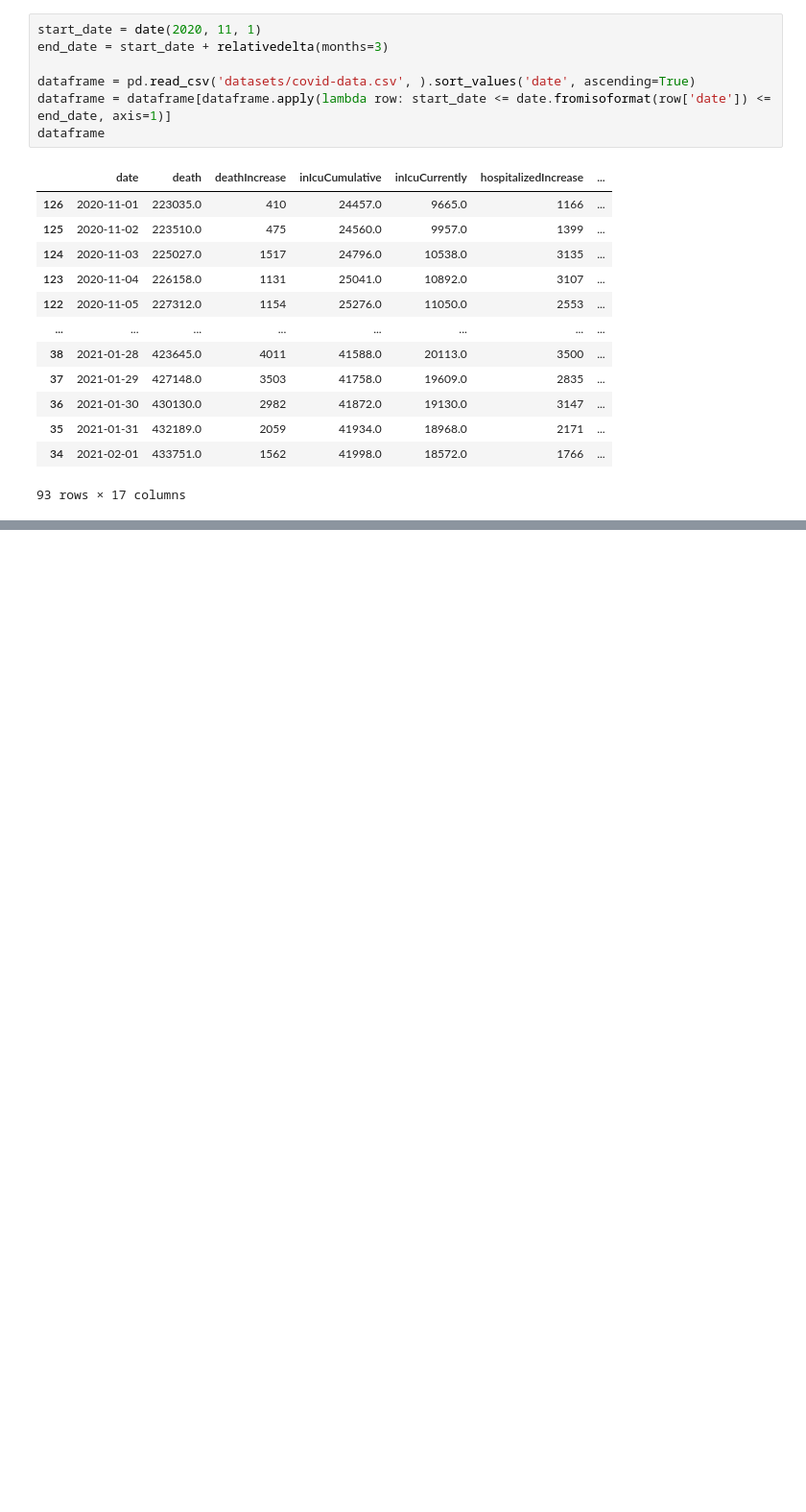
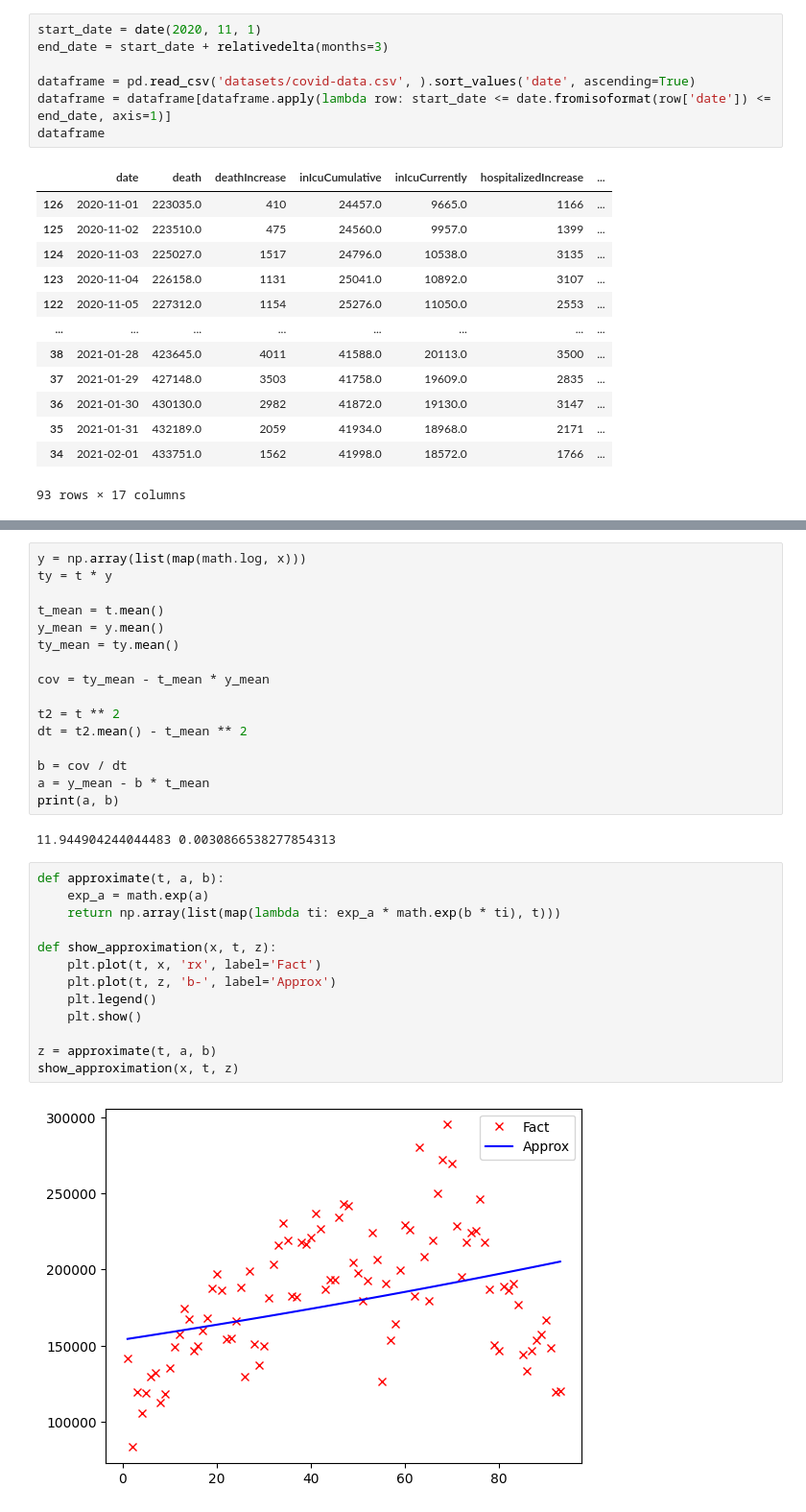
Before and after one commit to Valdemal/data-and-processes-analysis, a Jupyter notebook: lab0.ipynb, the cells around one changed output, grey strips where cells are left out. Shown at 96% size. Saved outputs shown, nothing was run; the diff lists cells and outputs as text; blank space fills up the shorter version.

```diff
--- a/lab0.ipynb
+++ b/lab0.ipynb
@@ -50,0 +51,33 @@ plt.plot(t, x, "rx")
+# %%
+y = np.array(list(map(math.log, x)))
+ty = t * y
+
+t_mean = t.mean()
+y_mean = y.mean()
+ty_mean = ty.mean()
+
+cov = ty_mean - t_mean * y_mean
+
+t2 = t ** 2
+dt = t2.mean() - t_mean ** 2
+
+b = cov / dt
+a = y_mean - b * t_mean
+print(a, b)
+# %% [output]
+11.944904244044483 0.0030866538277854313
+# %%
+def approximate(t, a, b):
+    exp_a = math.exp(a)
+    return np.array(list(map(lambda ti: exp_a * math.exp(b * ti), t)))
+
+def show_approximation(x, t, z):
+    plt.plot(t, x, 'rx', label='Fact')
+    plt.plot(t, z, 'b-', label='Approx')
+    plt.legend()
+    plt.show()
+
+z = approximate(t, a, b)
+show_approximation(x, t, z)
+# %% [output]
+[figure, added]
```
Also changed, not shown: parts of 13 cells of this notebook.
